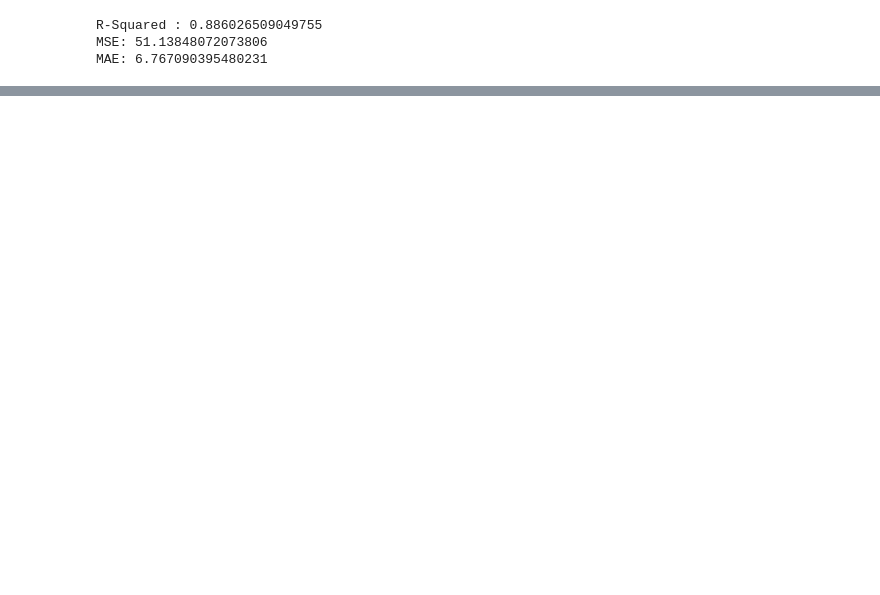
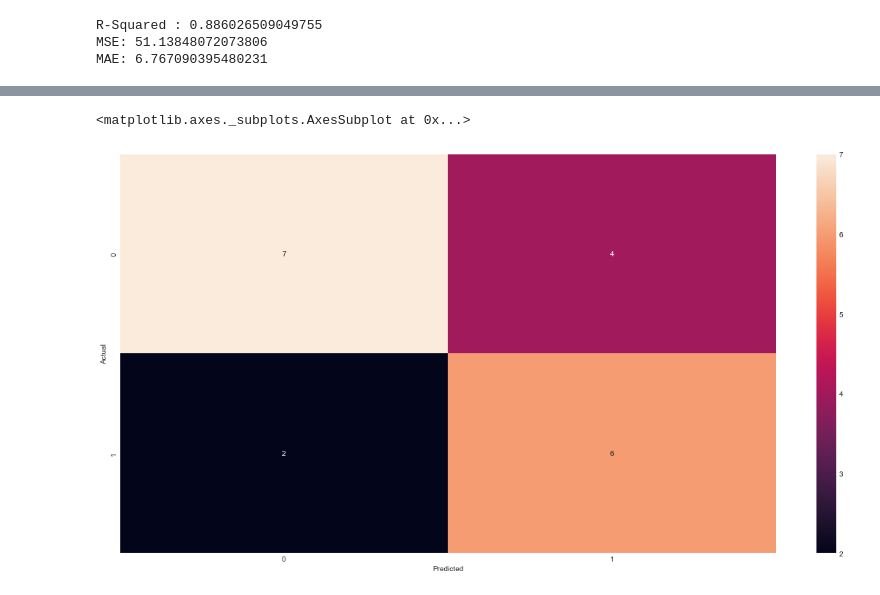
Before and after one commit to Pennybebraver/MIDASBioMedBootCamp, a Jupyter notebook: Sesstion_10/session_10_solution.ipynb, the cells around one changed output, grey strips where cells are left out. Drawn from its saved outputs; the diff is of its cells as text; code cells hidden in the pictures; blank space fills up the shorter version.

```diff
--- a/Sesstion_10/session_10_solution.ipynb
+++ b/Sesstion_10/session_10_solution.ipynb
@@ -245,0 +354,7 @@ MAE: 6.767090395480231
+# %%
+# Get performance by class
+# Compute the confussion matrix
+cnf_matrix = pd.crosstab(y_test, y_preds_test, rownames=['Actual'], colnames=['Predicted'])
+# With margin
+cnf_matrix_all = pd.crosstab(y_test, y_preds_test, margins=True, rownames=['Actual'], colnames=['Predicted'])
+cnf_matrix_all
@@ -245,0 +367,6 @@ MAE: 6.767090395480231
+# %%
+# Visualize matrix
+sns.heatmap(cnf_matrix, annot = True)
+# %% [output]
+<matplotlib.axes._subplots.AxesSubplot at 0x...>
+[figure, added]
```
Also changed, not shown: parts of 16 cells of this notebook.
